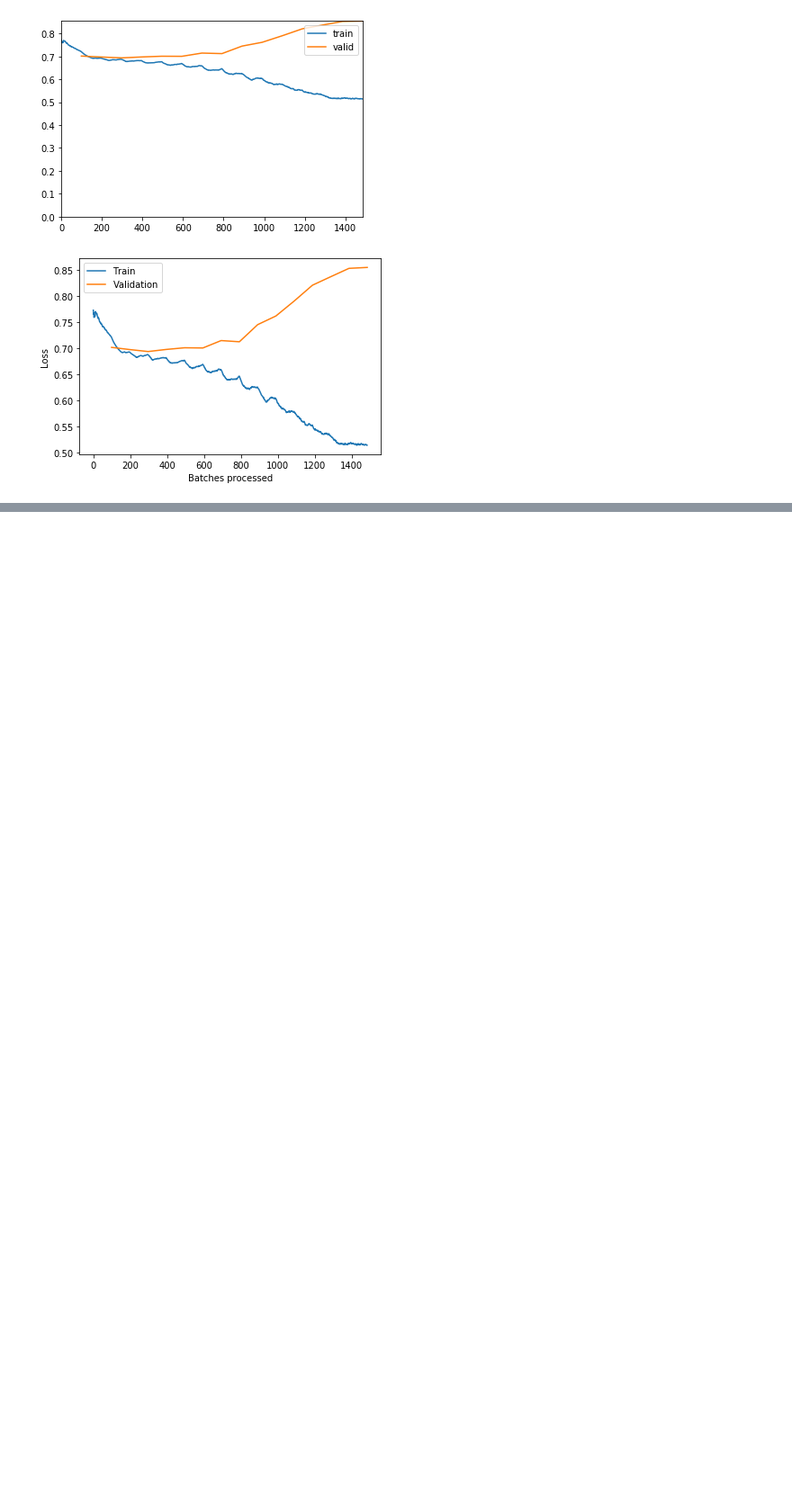
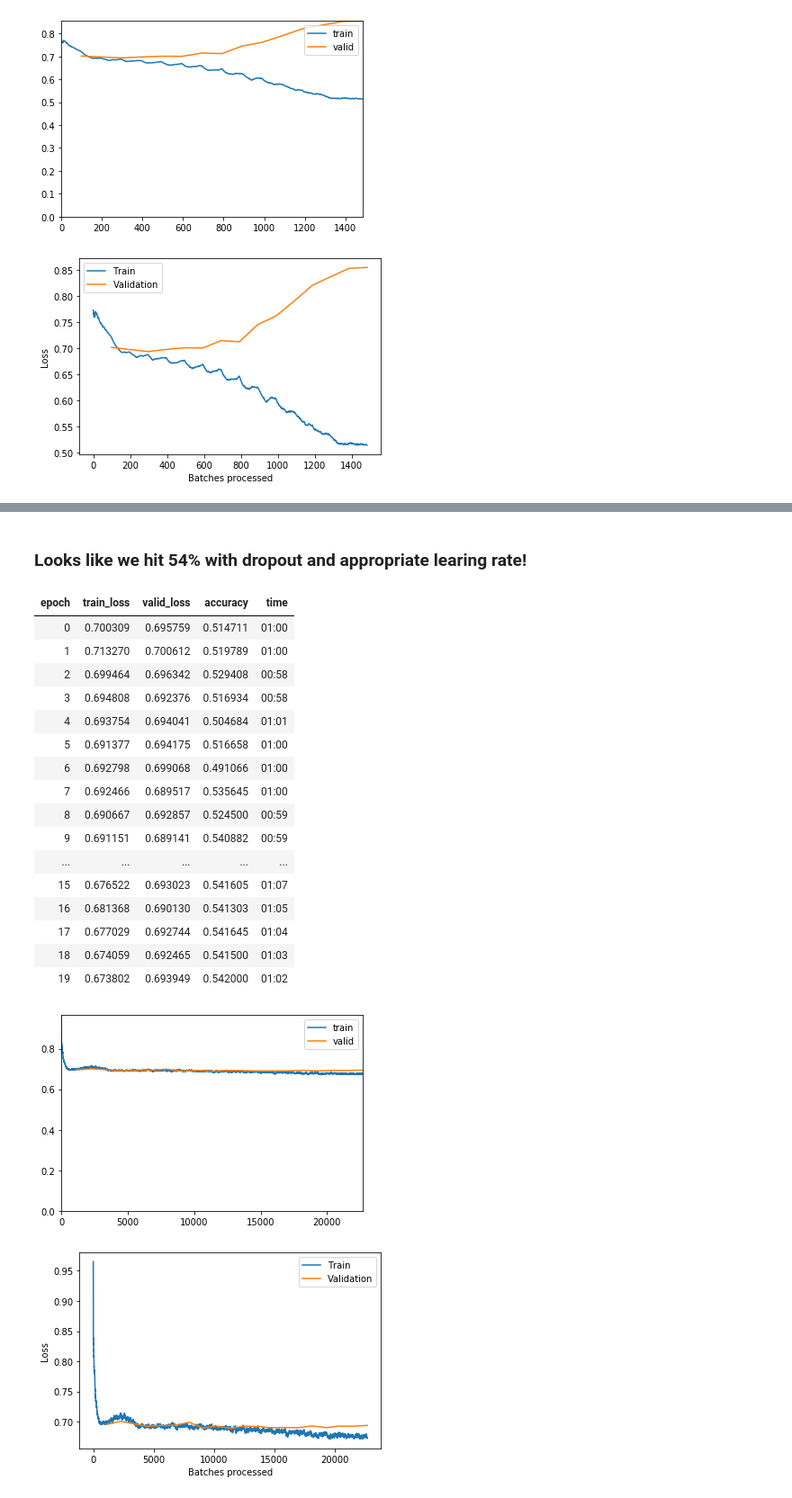
Before and after one commit to SeunginLyu/league_of_ml, a Jupyter notebook: To dodge or not to dodge.ipynb, the cells around one changed output, grey strips where cells are left out. Shown: that part at 90% size. Drawn from its saved outputs; the diff is of its cells as text; code cells hidden in the pictures; blank space fills up the shorter version.

```diff
--- a/To dodge or not to dodge.ipynb
+++ b/To dodge or not to dodge.ipynb
@@ -279,0 +552,33 @@ learn.recorder.plot_losses()
+# %% [markdown]
+### Looks like we hit 54% with dropout and appropriate learing rate!
+# %%
+# added drop out pecentage of 10%, added more layers
+
+learn = tabular_learner(data, layers=[1000, 250], metrics=accuracy, ps=0.4, emb_drop=0.4, callback_fns=ShowGraph)
+
+# Fit the model based on selected learning rate
+learn.fit_one_cycle(20, max_lr=slice(1e-02))
+
+# Analyse our model
+learn.model
+learn.recorder.plot_losses()
+# %% [output]
+| epoch | train_loss | valid_loss | accuracy | time |
+| 0 | 0.700309 | 0.695759 | 0.514711 | 01:00 |
+| 1 | 0.713270 | 0.700612 | 0.519789 | 01:00 |
+| 2 | 0.699464 | 0.696342 | 0.529408 | 00:58 |
+| 3 | 0.694808 | 0.692376 | 0.516934 | 00:58 |
+| 4 | 0.693754 | 0.694041 | 0.504684 | 01:01 |
+| 5 | 0.691377 | 0.694175 | 0.516658 | 01:00 |
+| 6 | 0.692798 | 0.699068 | 0.491066 | 01:00 |
+| 7 | 0.692466 | 0.689517 | 0.535645 | 01:00 |
+| 8 | 0.690667 | 0.692857 | 0.524500 | 00:59 |
+| 9 | 0.691151 | 0.689141 | 0.540882 | 00:59 |
+| ... | ... | ... | ... | ... |
+| 15 | 0.676522 | 0.693023 | 0.541605 | 01:07 |
+| 16 | 0.681368 | 0.690130 | 0.541303 | 01:05 |
+| 17 | 0.677029 | 0.692744 | 0.541645 | 01:04 |
+| 18 | 0.674059 | 0.692465 | 0.541500 | 01:03 |
+| 19 | 0.673802 | 0.693949 | 0.542000 | 01:02 |
+[figure, added]
+[figure, added]
```
Also changed, not shown: parts of 16 cells of this notebook, 1 other file.
